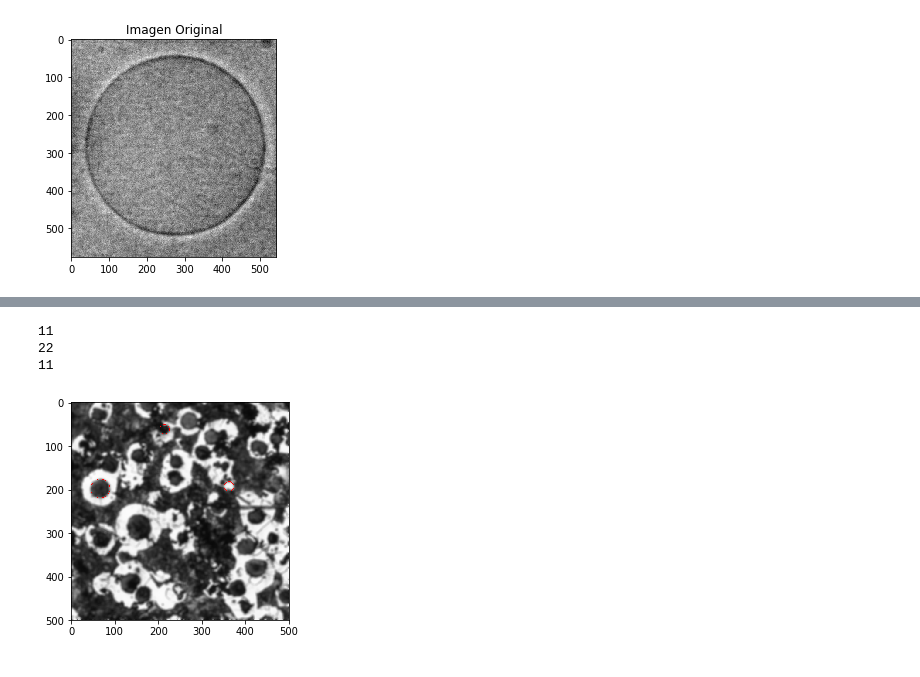
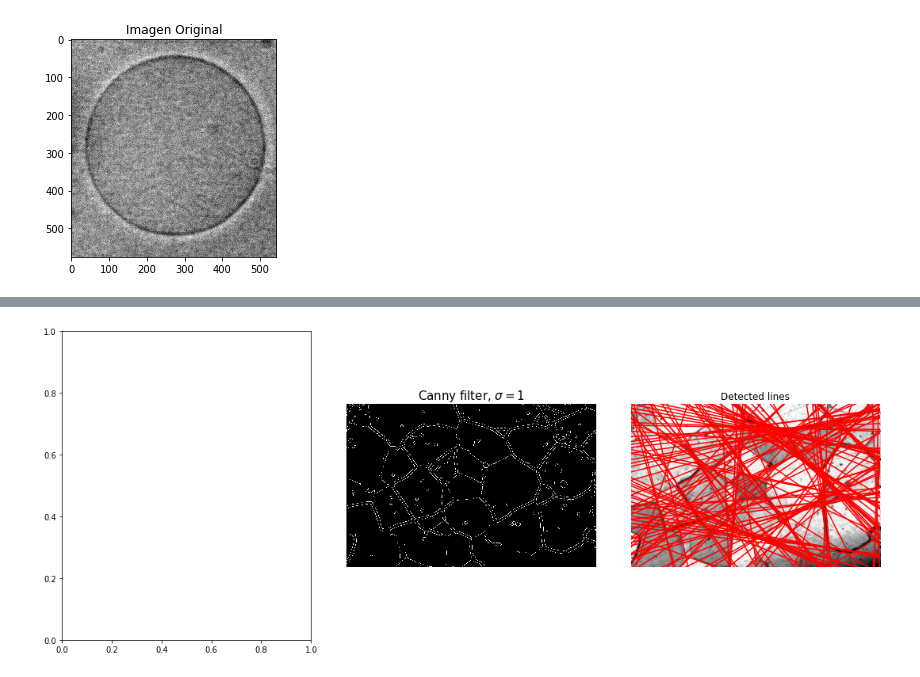
Before and after one commit to OscarEMejia/Herramientas-Computacionales, a Jupyter notebook: Analisis_Imagen/intro_imagenes.ipynb, the cells around one changed output, grey strips where cells are left out. Cells and saved outputs as stored; diff of their text form; code cells hidden in the pictures.

```diff
--- a/Analisis_Imagen/intro_imagenes.ipynb
+++ b/Analisis_Imagen/intro_imagenes.ipynb
@@ -278,6 +297,8 @@ k=np.ones((Im1_gray.shape[0],Im1_gray.shape[1]))
 #Im1=ndimage.gaussian_filter(Im1, sigma=2)
 ret, thresh = cv2.threshold(Im1_gray,100,255,cv2.THRESH_BINARY_INV+cv2.THRESH_OTSU)
 binary_img = Im1_gray>thresh
+# %%
+edges1 = feature.canny(Im1_gray, sigma=3)
 # %%
 # Elimina pequeñas regiones blancas
 open_img = ndimage.binary_opening(binary_img)
@@ -346,26 +362,25 @@ plt.show()
-# %%
-hough_radii = np.arange(10, 100, 1)
-edge = feature.canny(Im1_gray)
-hough_res = hough_circle(edge,hough_radii)
-accums, cx, cy, radii = hough_circle_peaks(hough_res, hough_radii,
-                                           total_num_peaks=3)
-
-# Draw them
-fig, ax = plt.subplots(ncols=1, nrows=1, figsize=(10, 4))
-image = color.gray2rgb(Im1_gray)
-
-for center_y, center_x, radius in zip(cy, cx, radii):
-    print(radius)
-    circy, circx = circle_perimeter(center_y, center_x, radius)
-    image[circy, circx] = (255, 0, 0)
-    forq
-ax.imshow(image, cmap=plt.cm.gray)
-plt.show()
-# %% [output]
-11
-22
-11
-[figure, removed]
+# %%
+h, theta, d = hough_line(edges1)
+
+fig, axes = plt.subplots(1, 3, figsize=(15, 6))
+ax = axes.ravel()
+ax[1].imshow(edges1, cmap=plt.cm.gray)
+ax[1].axis('off')
+ax[1].set_title('Canny filter, $\sigma=1$', fontsize=15)
+
+ax[2].imshow(Im1_gray, cmap=cm.gray)
+for _, angle, dist in zip(*hough_line_peaks(h, theta, d)):
+    y0 = (dist - 0 * np.cos(angle)) / np.sin(angle)
+    y1 = (dist - Im1_gray.shape[1] * np.cos(angle)) / np.sin(angle)
+    ax[2].plot((0, Im1_gray.shape[1]), (y0, y1), '-r')
+ax[2].set_xlim((0, Im1_gray.shape[1]))
+ax[2].set_ylim((Im1_gray.shape[0], 0))
+ax[2].set_axis_off()
+ax[2].set_title('Detected lines')
+plt.tight_layout()
+plt.show()
+# %% [output]
+[figure, added]
 # %%
 #Im1=ndimage.gaussian_filter(Im1, sigma=2)
 ret, thresh = cv2.threshold(imb,127,255,cv2.THRESH_BINARY_INV+cv2.THRESH_OTSU)
```
Also changed, not shown: parts of 17 cells of this notebook, 4 other files.
